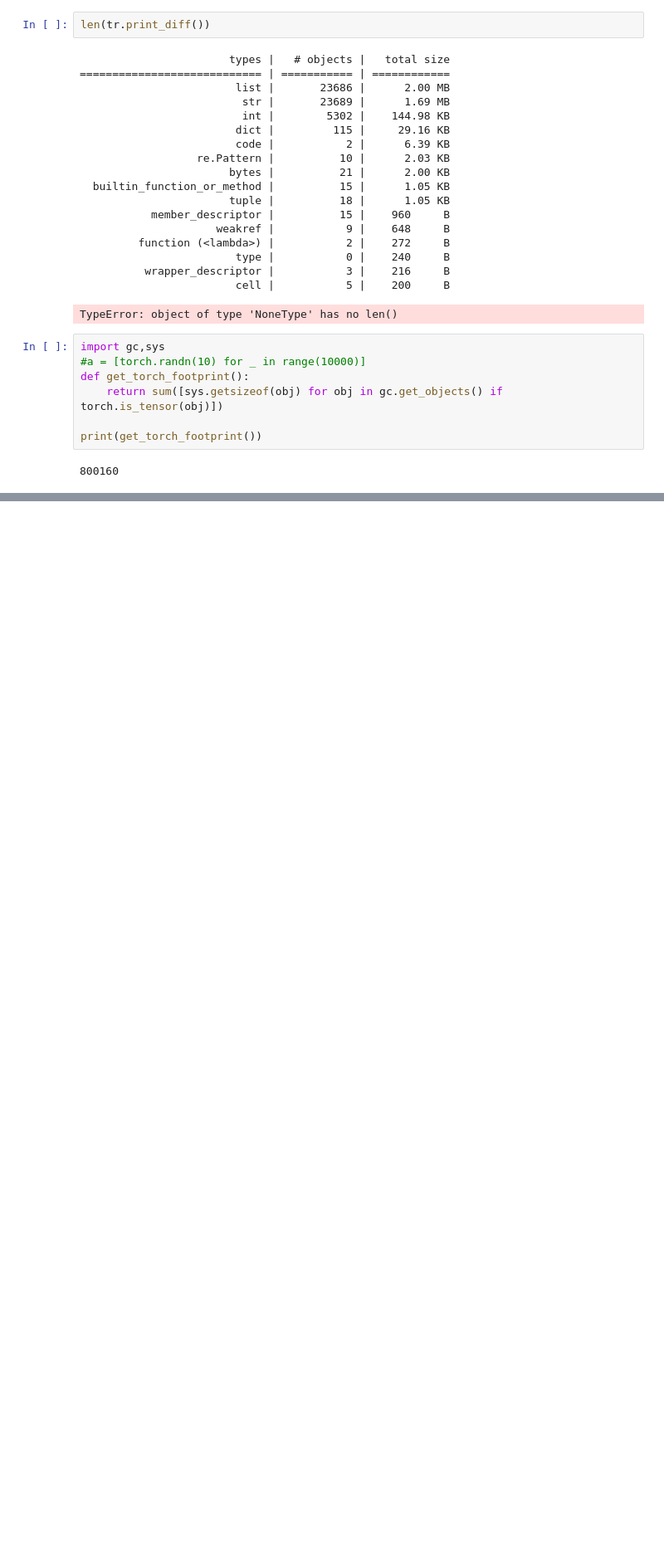
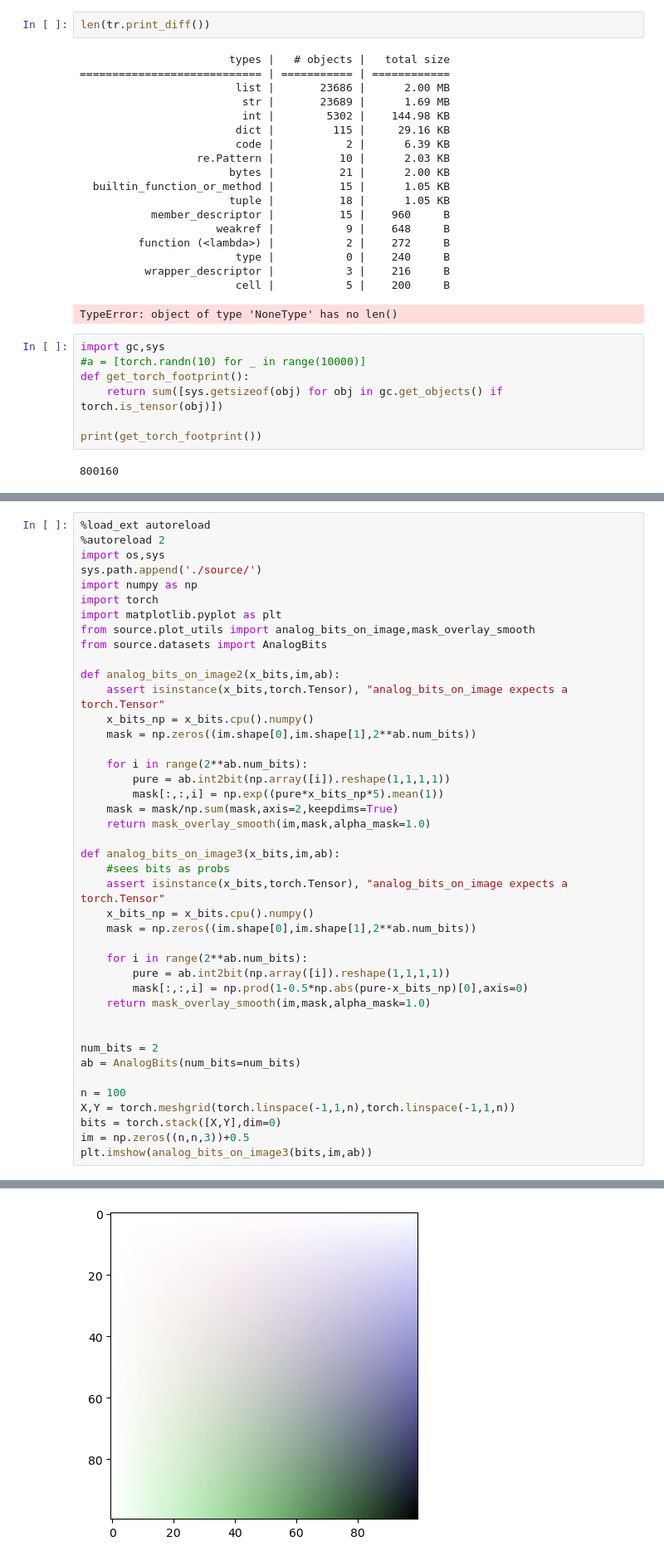
Before and after one commit to JakobLC/diffusion2, a Jupyter notebook: test_script.ipynb, the cells around one changed output, grey strips where cells are left out. Shown at 83% size. Saved outputs shown, nothing was run; the diff lists cells and outputs as text; blank space fills up the shorter version.

```diff
--- a/test_script.ipynb
+++ b/test_script.ipynb
@@ -900,0 +908,43 @@ print(get_torch_footprint())
+# %%
+%load_ext autoreload
+%autoreload 2
+import os,sys
+sys.path.append('./source/')
+import numpy as np
+import torch
+import matplotlib.pyplot as plt
+from source.plot_utils import analog_bits_on_image,mask_overlay_smooth
+from source.datasets import AnalogBits
+
+def analog_bits_on_image2(x_bits,im,ab):
+    assert isinstance(x_bits,torch.Tensor), "analog_bits_on_image expects a torch.Tensor"
+    x_bits_np = x_bits.cpu().numpy()
+    mask = np.zeros((im.shape[0],im.shape[1],2**ab.num_bits))
+
+    for i in range(2**ab.num_bits):
+        pure = ab.int2bit(np.array([i]).reshape(1,1,1,1))
+        mask[:,:,i] = np.exp((pure*x_bits_np*5).mean(1))
+    mask = mask/np.sum(mask,axis=2,keepdims=True)
+    return mask_overlay_smooth(im,mask,alpha_mask=1.0)
+
+def analog_bits_on_image3(x_bits,im,ab):
+    #sees bits as probs
+    assert isinstance(x_bits,torch.Tensor), "analog_bits_on_image expects a torch.Tensor"
+    x_bits_np = x_bits.cpu().numpy()
+    mask = np.zeros((im.shape[0],im.shape[1],2**ab.num_bits))
+
+    for i in range(2**ab.num_bits):
+        pure = ab.int2bit(np.array([i]).reshape(1,1,1,1))
+        mask[:,:,i] = np.prod(1-0.5*np.abs(pure-x_bits_np)[0],axis=0)
+    return mask_overlay_smooth(im,mask,alpha_mask=1.0)
+
+
+num_bits = 2
+ab = AnalogBits(num_bits=num_bits)
+
+n = 100
+X,Y = torch.meshgrid(torch.linspace(-1,1,n),torch.linspace(-1,1,n))
+bits = torch.stack([X,Y],dim=0)
+im = np.zeros((n,n,3))+0.5
+plt.imshow(analog_bits_on_image3(bits,im,ab))
+# %% [output]
@@ -900,0 +954 @@ print(get_torch_footprint())
+[figure, added]
```
Also changed, not shown: parts of 3 cells of this notebook, 13 other files.
